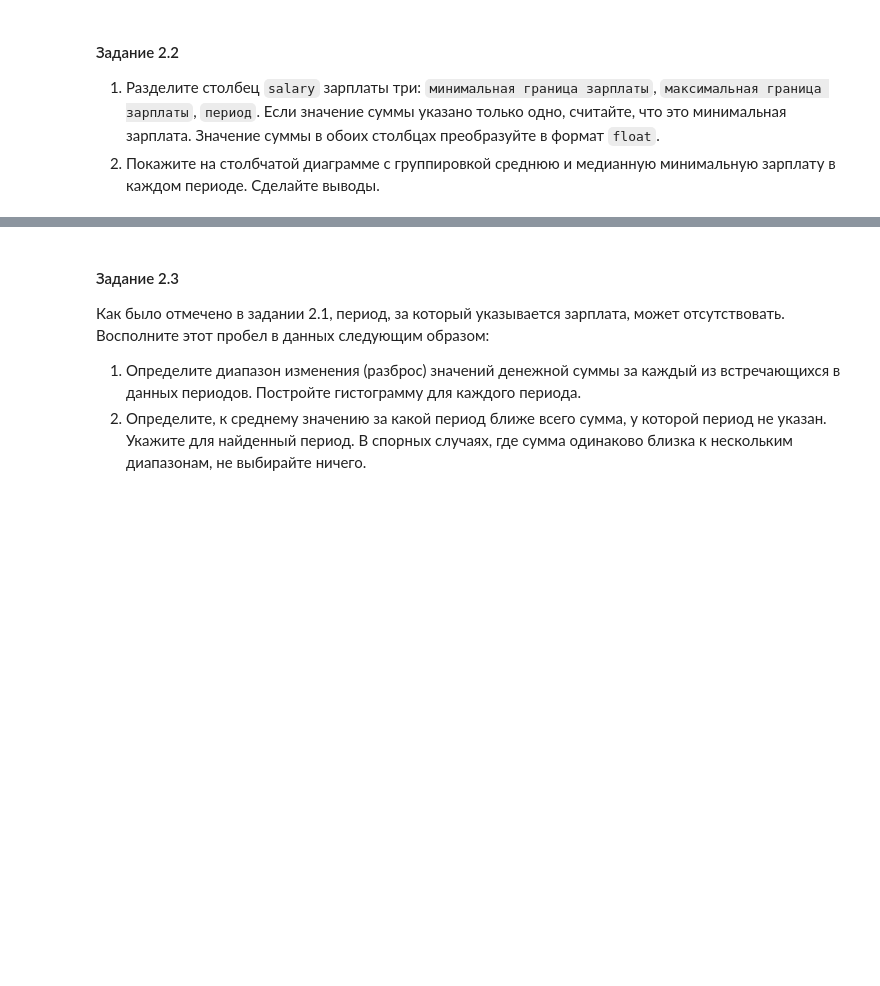
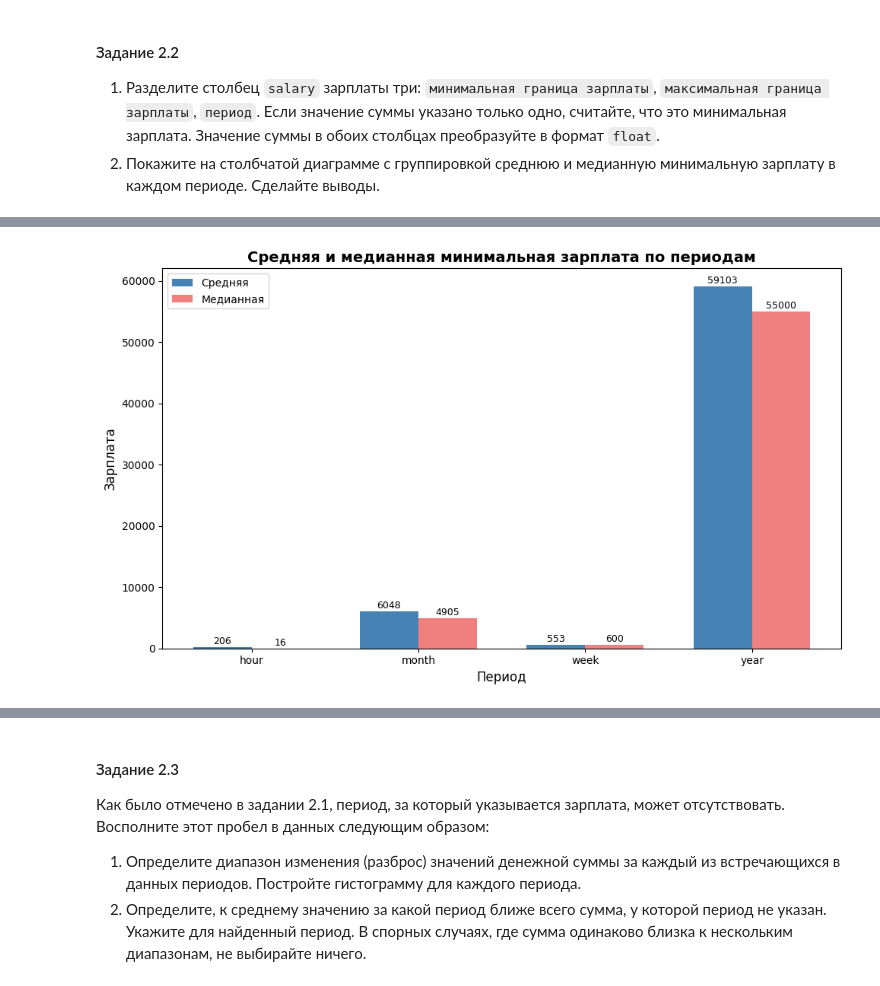
Before and after one commit to SvetaTrusova/LR2_Data_visualisation, a Jupyter notebook: labs/ЛР3_Обеспечение_качества_данных.ipynb, the cells around one changed output, grey strips where cells are left out. Cells and saved outputs as stored; diff of their text form; code cells hidden in the pictures; blank space fills up the shorter version.

```diff
--- a/labs/ЛР3_Обеспечение_качества_данных.ipynb
+++ b/labs/ЛР3_Обеспечение_качества_данных.ipynb
@@ -742,0 +815,85 @@ print(f"Индекс: {df['zip_final'].notna().sum()} строк")
+# %%
+def parse_salary(salary):
+    if pd.isna(salary) or salary == '':
+        return None, None, None
+
+    sal = str(salary).strip()
+
+    # 1. Диапазон с периодом (пример: "10.00 - 20.00 $ /hour")
+    match = re.search(r'(\d[\d,\.]+)\s*-\s*(\d[\d,\.]+)\s*\$\s*/(year|hour|month|week)', sal, re.IGNORECASE)
+    if match:
+        min_sal = float(match.group(1).replace(',', ''))
+        max_sal = float(match.group(2).replace(',', ''))
+        period = match.group(3).lower()
+        return min_sal, max_sal, period
+
+    # 2. Одинарная с периодом (пример: "$10.00 /hour")
+    match = re.search(r'\$?(\d[\d,\.]+)\s*(?:\+)?\s*\$\s*/(year|hour|month|week)', sal, re.IGNORECASE)
+    if match:
+        min_sal = float(match.group(1).replace(',', ''))
+        period = match.group(2).lower()
+        return min_sal, None, period
+
+    # 3. Up to (пример: "Up to $20,000.00")
+    match = re.search(r'Up to \$?(\d[\d,\.]+)', sal, re.IGNORECASE)
+    if match:
+        max_sal = float(match.group(1).replace(',', ''))
+        return None, max_sal, None
+
+    # 4. Диапазон без периода (пример: "80,000 - 95,000 $")
+    match = re.search(r'(\d[\d,\.]+)\s*-\s*(\d[\d,\.]+)\s*\$', sal)
+    if match:
+        min_sal = float(match.group(1).replace(',', ''))
+        max_sal = float(match.group(2).replace(',', ''))
+        return min_sal, max_sal, None
+
+    # 5. Одинарная без периода (пример: "$10.00")
+    match = re.search(r'\$?(\d[\d,\.]+)', sal)
+    if match:
+        min_sal = float(match.group(1).replace(',', ''))
+        return min_sal, None, None
+
+    return None, None, None
+
+df[['min_salary', 'max_salary', 'salary_period']] = df['salary'].apply(
+    lambda x: pd.Series(parse_salary(x))
+)
+
+print("РЕЗУЛЬТАТЫ ПАРСИНГА salary")
+print(f"Минимальная зарплата извлечена для: {df['min_salary'].notna().sum()} строк")
+print(f"Максимальная зарплата извлечена для: {df['max_salary'].notna().sum()} строк")
+print(f"Период извлечён для: {df['salary_period'].notna().sum()} строк")
+
+print("СТАТИСТИКА ПО ПЕРИОДАМ")
+
+period_stats = df.groupby('salary_period')['min_salary'].agg(['mean', 'median', 'count']).round(2)
+print(period_stats)
+
+# Визуализация
+if not period_stats.empty:
+    fig, ax = plt.subplots(figsize=(10, 6))
+
+    x = range(len(period_stats))
+    width = 0.35
+
+    bars1 = ax.bar([i - width/2 for i in x], period_stats['mean'], width, label='Средняя', color='steelblue')
+    bars2 = ax.bar([i + width/2 for i in x], period_stats['median'], width, label='Медианная', color='lightcoral')
+
+    ax.set_xlabel('Период', fontsize=12)
+    ax.set_ylabel('Зарплата', fontsize=12)
+    ax.set_title('Средняя и медианная минимальная зарплата по периодам', fontsize=14, fontweight='bold')
+    ax.set_xticks(x)
+    ax.set_xticklabels(period_stats.index)
+    ax.legend()
+
+    # Подписи на столбцах
+    for bar in bars1:
+        height = bar.get_height()
+        ax.text(bar.get_x() + bar.get_width()/2., height + 100, f'{height:.0f}', ha='center', va='bottom', fontsize=9)
+    for bar in bars2:
+        height = bar.get_height()
+        ax.text(bar.get_x() + bar.get_width()/2., height + 100, f'{height:.0f}', ha='center', va='bottom', fontsize=9)
+
+    plt.tight_layout()
+    plt.show()
+# %% [output]
@@ -742,0 +911 @@ print(f"Индекс: {df['zip_final'].notna().sum()} строк")
+[figure, added]
```
Also changed, not shown: parts of 14 cells of this notebook.
